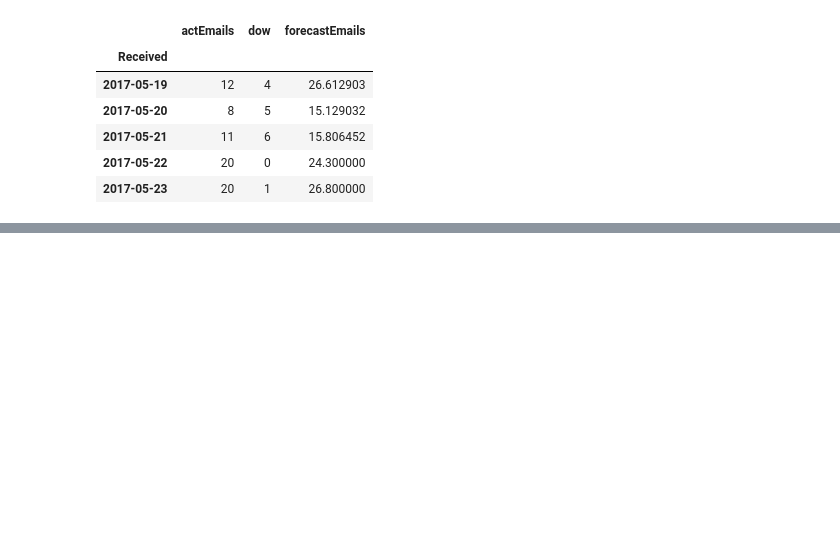
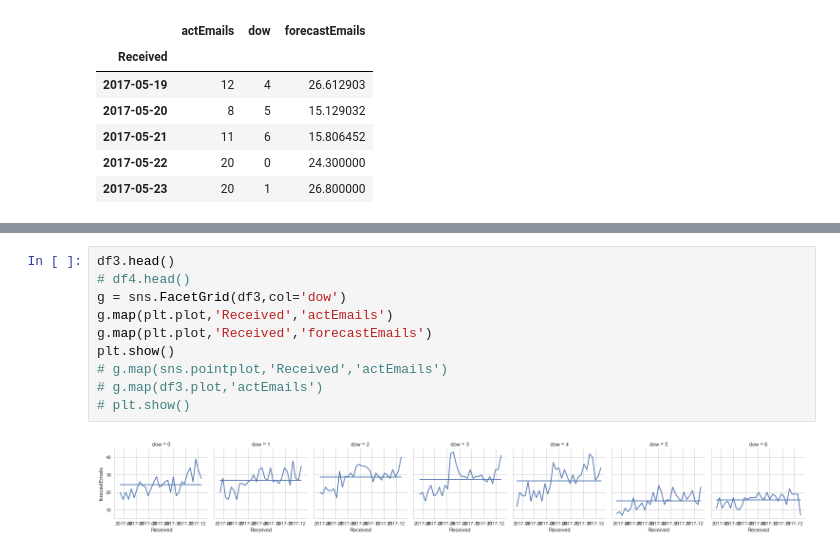
Before and after one commit to mondayn/py, a Jupyter notebook: emailAnalysis.ipynb, the cells around one changed output, grey strips where cells are left out. Saved outputs shown, nothing was run; the diff lists cells and outputs as text; blank space fills up the shorter version.

```diff
--- a/emailAnalysis.ipynb
+++ b/emailAnalysis.ipynb
@@ -88,3 +88,15 @@ g.map(sns.pointplot,'actEmails')
 # %% [output]
 <seaborn.axisgrid.FacetGrid at 0x...>
 [figure]
+# %%
+df3.head()
+# df4.head()
+g = sns.FacetGrid(df3,col='dow')
+g.map(plt.plot,'Received','actEmails')
+g.map(plt.plot,'Received','forecastEmails')
+plt.show()
+# g.map(sns.pointplot,'Received','actEmails')
+# g.map(df3.plot,'actEmails')
+# plt.show()
+# %% [output]
+[figure, added]
```
Also changed, not shown: parts of 2 cells of this notebook.
